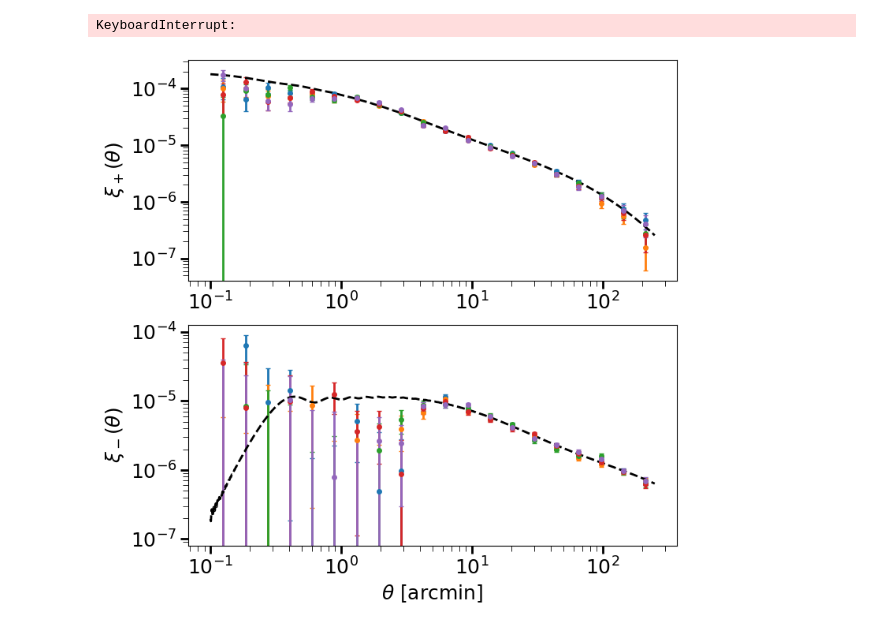
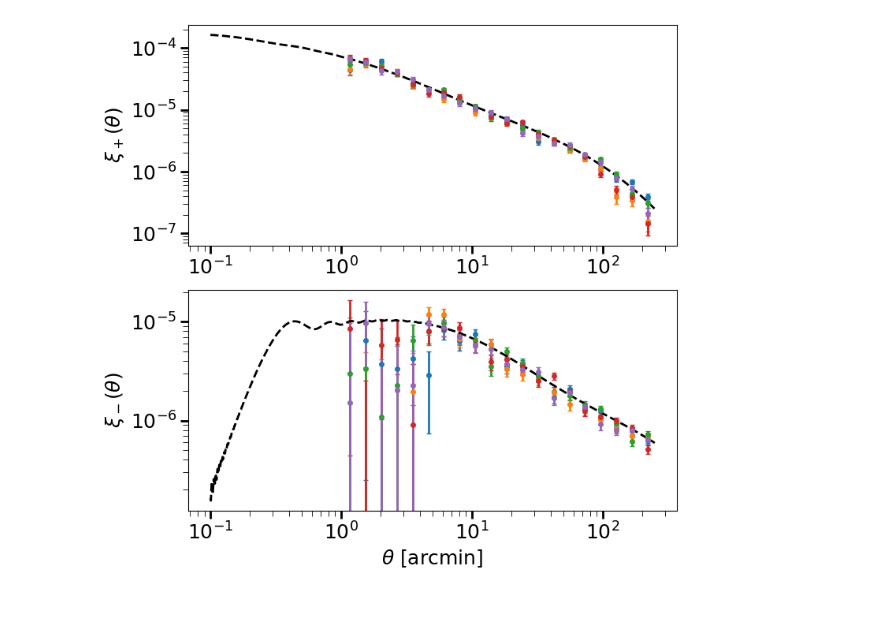
Before and after one commit to CosmoStat/sp_validation, a Jupyter notebook: glass_mock/validate_glass_mock.ipynb, the cells around one changed output. Drawn from its saved outputs; the diff is of its cells as text; code cells hidden in the pictures.

```diff
--- a/glass_mock/validate_glass_mock.ipynb
+++ b/glass_mock/validate_glass_mock.ipynb
@@ -72,15 +95,15 @@ sigma_e of target_mock = 0.3093694972219397
 # %%
 #Check the redshift distribution
-glass_cat = fits.getdata(root_dir + glass_mock)
+glass_cat = fits.getdata(root_dir_glass_mock + glass_mock)
 
 plt.figure()
 
 plt.hist(glass_cat['PHOTO_Z'], bins=100, histtype='step', label='glass_mock', density=True)
 
-redshift_distr = np.loadtxt('/n17data/mkilbing/astro/data/CFIS/v1.0/nz/dndz_SP_A.txt')
+redshift_distr = np.loadtxt('/n17data/sguerrini/UNIONS/WL/nz/v1.4.6/nz_SP_v1.4.6_A.txt')
 z, dndz = redshift_distr[:, 0], redshift_distr[:, 1]
 
-plt.plot(z, dndz, label='SP_A')
+plt.plot(z, dndz, label='SP_A', alpha=0.5)
 
 plt.xlabel(r'$z$')
 plt.ylabel(r'$dN/dz$')
@@ -121,10 +115,14 @@ Done Pseudo-Cl covariance
 # %%
 #Compute theory Cl'set
-h = 0.7
-Oc = 0.25
-Ob = 0.05
+planck18 = Planck18
+h = planck18.H0.value/100
+Om = planck18.Om0
+Ob = planck18.Ob0
+Oc = Om - Ob
+ns = 0.965
+As = 2.1e-9
 
-pars = camb.set_params(H0=100*h, omch2=Oc*h**2, ombh2=Ob*h**2,
+pars = camb.set_params(H0=100*h, omch2=Oc*h**2, ombh2=Ob*h**2, ns=ns, As=As,
                                     NonLinear=camb.model.NonLinear_both, WantTransfer=True)
 
 nside = 1024
@@ -195,11 +169,11 @@ KeyboardInterrupt:
 #Get theory correlation function from CCL
 #Define the cosmology
 theta_arcmin = np.logspace(np.log10(0.1), np.log10(250), 1000)
-h = 0.7
-Oc = 0.25
-Ob = 0.05
-sigma8 = 0.793897
-n_s = 0.96
+h = planck18.H0.value/100
+Oc = planck18.Om0 - planck18.Ob0
+Ob = planck18.Ob0
+sigma8 = float(camb.get_results(pars).get_sigma8())
+n_s = 0.965
 cosmo = ccl.Cosmology(
     h=h,
     Omega_c = Oc,
@@ -210,7 +184,7 @@ cosmo = ccl.Cosmology(
 )
 
 #Define the redshift distribution
-z, dndz = np.loadtxt('/home/guerrini/sp_validation/cosmo_inference/cosmocov_config/dndz_test.txt', unpack=True)
+z, dndz = np.loadtxt('/n17data/sguerrini/UNIONS/WL/nz/v1.4.6/nz_SP_v1.4.6_A.txt', unpack=True)
 
 tracer = ccl.WeakLensingTracer(cosmo, dndz=(z, dndz), ia_bias=None)
 
@@ -224,47 +198,13 @@ theta_deg = theta_arcmin / 60
 xi_p_theta = ccl.correlation(cosmo, ell=ell, C_ell=cl_gg, theta=theta_deg, type='GG+')
 #xi- fit
 xi_m_theta = ccl.correlation(cosmo, ell=ell, C_ell=cl_gg, theta=theta_deg, type='GG-')
-# %%
-import treecorr
-
-theta_min = 0.1
-theta_max = 250.0
-nbins = 20
-var_method = 'jackknife'
-
-treecorr_config = {
-            "ra_units": "degrees",
-            "dec_units": "degrees",
-            "min_sep": theta_min,
-            "max_sep": theta_max,
-            "sep_units": "arcmin",
-            "nbins": nbins,
-            "var_method": var_method,
-        }
-
-gg = treecorr.GGCorrelation(treecorr_config)
-
-glass_cat = fits.getdata(root_dir + glass_mock)
-
-cat_gal = treecorr.Catalog(
-    ra=glass_cat['ra'],
-    dec=glass_cat['dec'],
-    ra_units='degrees',
-    dec_units='degrees',
-    w=glass_cat['w'],
-    g1=glass_cat['e1'],
-    g2=-glass_cat['e2'],
-)
-
-gg.process(cat_gal)
-# %% [output]
-KeyboardInterrupt:
 # %%
 import treecorr
 
-n_sim = 16
+n_sim = 1
+index_sim = str(n_sim).zfill(5)
 
-theta_min = 0.1
+theta_min = 1.0
 theta_max = 250.0
 nbins = 20
 var_method = 'jackknife'
@@ -282,39 +222,41 @@ treecorr_config = {
 gg = treecorr.GGCorrelation(treecorr_config)
 
 #Load the measurement
-gg.read(f'output/xi_pm_SP_v1.4.5_glass_mock_{n_sim}.txt')
+gg.read(f'{root_dir_glass_mock}/xi_glass_mock_{index_sim}_4096_nbins=20.fits')
 
 
 plt.figure(figsize=(8, 8))
 
 plt.subplot(211)
 
 for i in range(1, 6):
-    gg.read(f'output/xi_pm_SP_v1.4.5_glass_mock_{i}.txt')
+    index_sim = str(i).zfill(5)
+    gg.read(f'{root_dir_glass_mock}/xi_glass_mock_{index_sim}_4096_nbins=20.fits')
 
     plt.errorbar(gg.meanr, gg.xip, yerr=np.sqrt(gg.varxip), fmt='o', label=r'$\xi_+$ data', capsize=2, markersize=4)
 plt.plot(theta_arcmin, xi_p_theta, label=r'$\xi_+$ theory', linestyle='--', color='black')
 
 plt.yscale('log')
 plt.xscale('log')
 
 plt.ylabel(r'$\xi_+(\theta)$')
 
 plt.subplot(212)
 
 for i in range(1, 6):
-    gg.read(f'output/xi_pm_SP_v1.4.5_glass_mock_{i}.txt')
+    index_sim = str(i).zfill(5)
+    gg.read(f'{root_dir_glass_mock}/xi_glass_mock_{index_sim}_4096_nbins=20.fits')
 
     plt.errorbar(gg.meanr, gg.xim, yerr=np.sqrt(gg.varxim), fmt='o', label=r'$\xi_-$ data', capsize=2, markersize=4)
 plt.plot(theta_arcmin, xi_m_theta, label=r'$\xi_-$ theory', linestyle='--', color='black')
 
 plt.yscale('log')
 plt.xscale('log')
 
 plt.ylabel(r'$\xi_-(\theta)$')
 plt.xlabel(r'$\theta$ [arcmin]')
 
 plt.savefig('validate_mock.png')
 plt.show()
 # %% [output]
-[figure, old version]
+[figure, new version]
```
Also changed, not shown: parts of 16 cells of this notebook, 3 other files.
